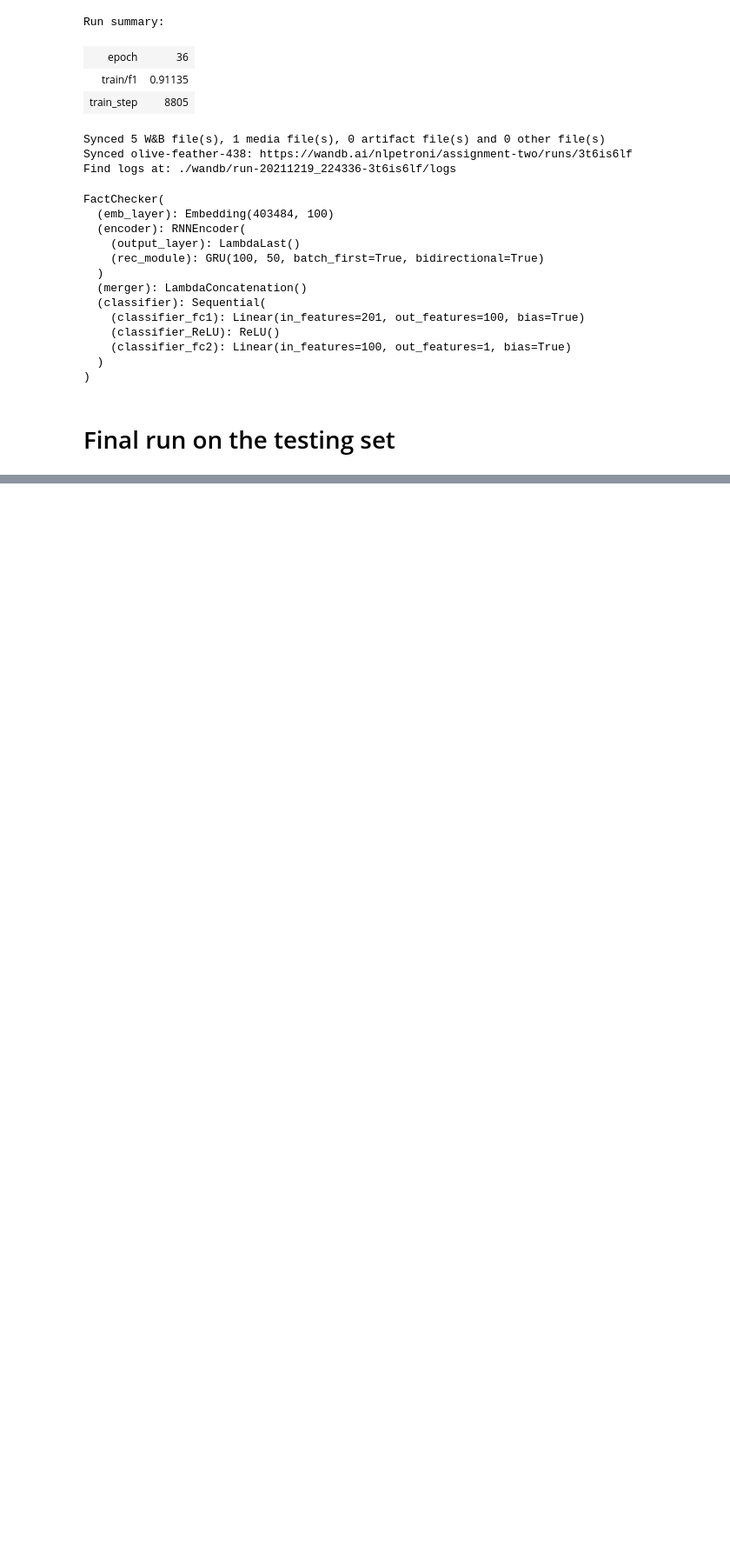
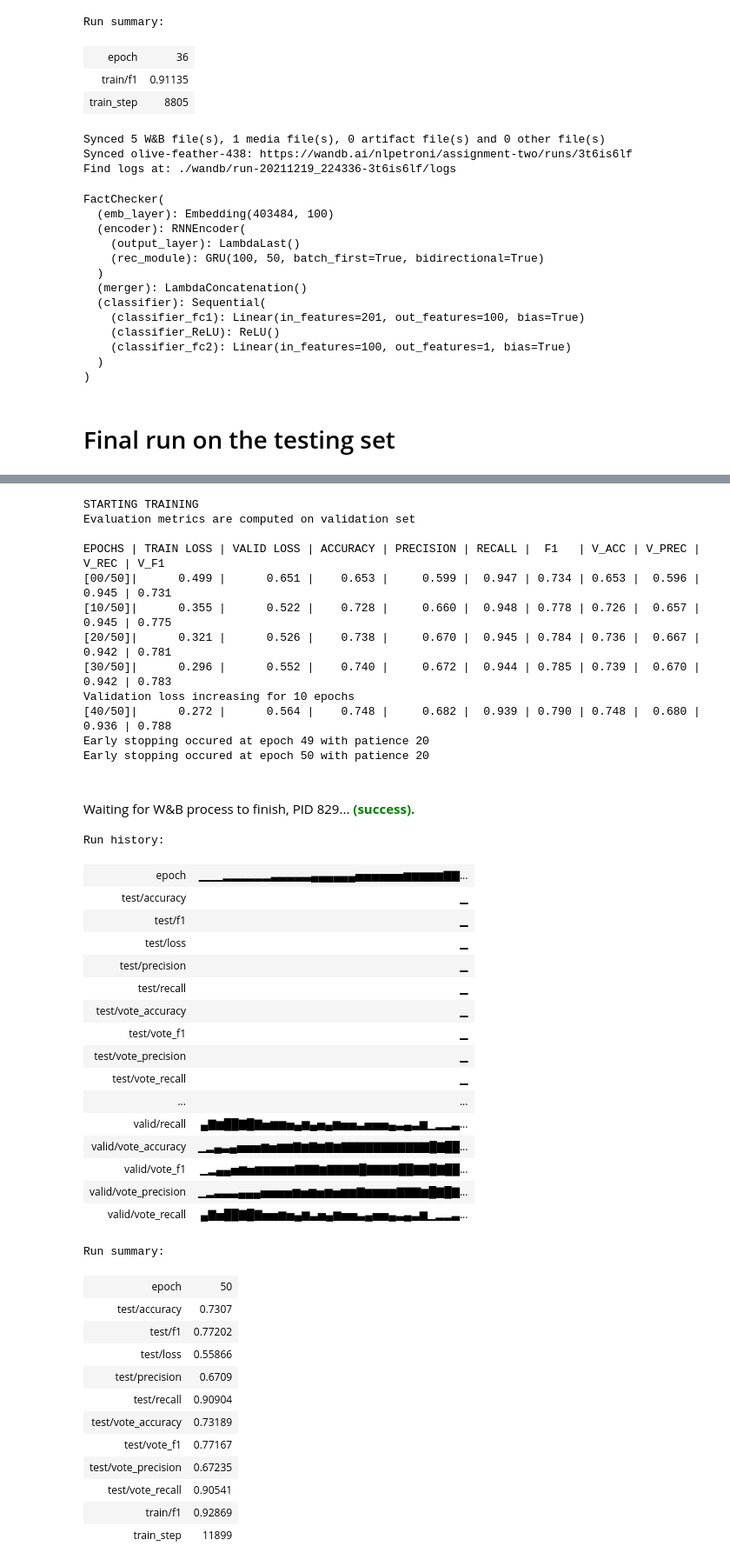
Before and after one commit to NLPetroni/assignment_two, a Jupyter notebook: solution_2.ipynb, the cells around one changed output, grey strips where cells are left out. Shown at 87% size. Cells and saved outputs as stored; diff of their text form; code cells hidden in the pictures; blank space fills up the shorter version.

```diff
--- a/solution_2.ipynb
+++ b/solution_2.ipynb
@@ -1640,6 +1587,7 @@ verbose = False
 cosine_similarity = False
 # %%
 # final run
-train(optimizer=opt, lr=lr, device=device, n_epochs=epochs, verbose=verbose, tags=[tag, 'elman_last'],
+train(optimizer=opt, lr=lr, device=device, n_epochs=epochs, verbose=verbose, tags=[tag],
     batch_size=batch_size, encoder='rnn', merger='concatenation', rnn_type='gru',
-    rnn_output='last', rec_size=rec_size, hid_size=hid_size, cosine_similarity=cosine_similarity)
+    rnn_output='last', rec_size=rec_size, hid_size=hid_size, cosine_similarity=cosine_similarity, test=True)
+# %% [output]
@@ -1645,0 +1601,43 @@ train(optimizer=opt, lr=lr, device=device, n_epochs=epochs, verbose=verbose, tag
+STARTING TRAINING
+Evaluation metrics are computed on validation set
+
+EPOCHS | TRAIN LOSS | VALID LOSS | ACCURACY | PRECISION | RECALL |  F1   | V_ACC | V_PREC | V_REC | V_F1
+[00/50]|      0.499 |      0.651 |    0.653 |     0.599 |  0.947 | 0.734 | 0.653 |  0.596 | 0.945 | 0.731
+[10/50]|      0.355 |      0.522 |    0.728 |     0.660 |  0.948 | 0.778 | 0.726 |  0.657 | 0.945 | 0.775
+[20/50]|      0.321 |      0.526 |    0.738 |     0.670 |  0.945 | 0.784 | 0.736 |  0.667 | 0.942 | 0.781
+[30/50]|      0.296 |      0.552 |    0.740 |     0.672 |  0.944 | 0.785 | 0.739 |  0.670 | 0.942 | 0.783
+Validation loss increasing for 10 epochs
+[40/50]|      0.272 |      0.564 |    0.748 |     0.682 |  0.939 | 0.790 | 0.748 |  0.680 | 0.936 | 0.788
+Early stopping occured at epoch 49 with patience 20
+Early stopping occured at epoch 50 with patience 20
+Waiting for W&B process to finish, PID 829... (success).
+Run history:
+| epoch | ▁▁▁▂▂▂▂▂▂▃▃▃▃▃▄▄▄▄▄▄▅▅▅▅▅▅▆▆▆▆▆▇▇... |
+| test/accuracy | ▁ |
+| test/f1 | ▁ |
+| test/loss | ▁ |
+| test/precision | ▁ |
+| test/recall | ▁ |
+| test/vote_accuracy | ▁ |
+| test/vote_f1 | ▁ |
+| test/vote_precision | ▁ |
+| test/vote_recall | ▁ |
+| ... | ... |
+| valid/recall | ▄▇▆██▇█▇▅▆▆▅▄▆▄▅▄▆▅▅▃▅▅▅▄▃▄▃▆▁▂▂▃... |
+| valid/vote_accuracy | ▁▂▄▃▄▅▅▅▆▅▆▆▇▆▇▆▇▆▇▇▇▇▇▇▇▇▇▇▇█▇██... |
+| valid/vote_f1 | ▁▂▄▄▅▆▅▆▆▆▆▆▇▇▇▆▇▇▇▇█▇▇▇▇██▇▇█▇██... |
+| valid/vote_precision | ▁▂▃▃▃▄▄▄▅▅▅▅▆▅▆▅▆▅▆▆▇▆▆▆▆▇▇▇▆█▇█▇... |
+| valid/vote_recall | ▄▇▅██▇█▇▅▅▆▅▄▆▃▅▄▆▅▅▃▄▅▅▄▃▄▃▆▁▂▂▃... |
+Run summary:
+| epoch | 50 |
+| test/accuracy | 0.7307 |
+| test/f1 | 0.77202 |
+| test/loss | 0.55866 |
+| test/precision | 0.6709 |
+| test/recall | 0.90904 |
+| test/vote_accuracy | 0.73189 |
+| test/vote_f1 | 0.77167 |
+| test/vote_precision | 0.67235 |
+| test/vote_recall | 0.90541 |
+| train/f1 | 0.92869 |
+| train_step | 11899 |
```
Also changed, not shown: parts of 5 cells of this notebook.
